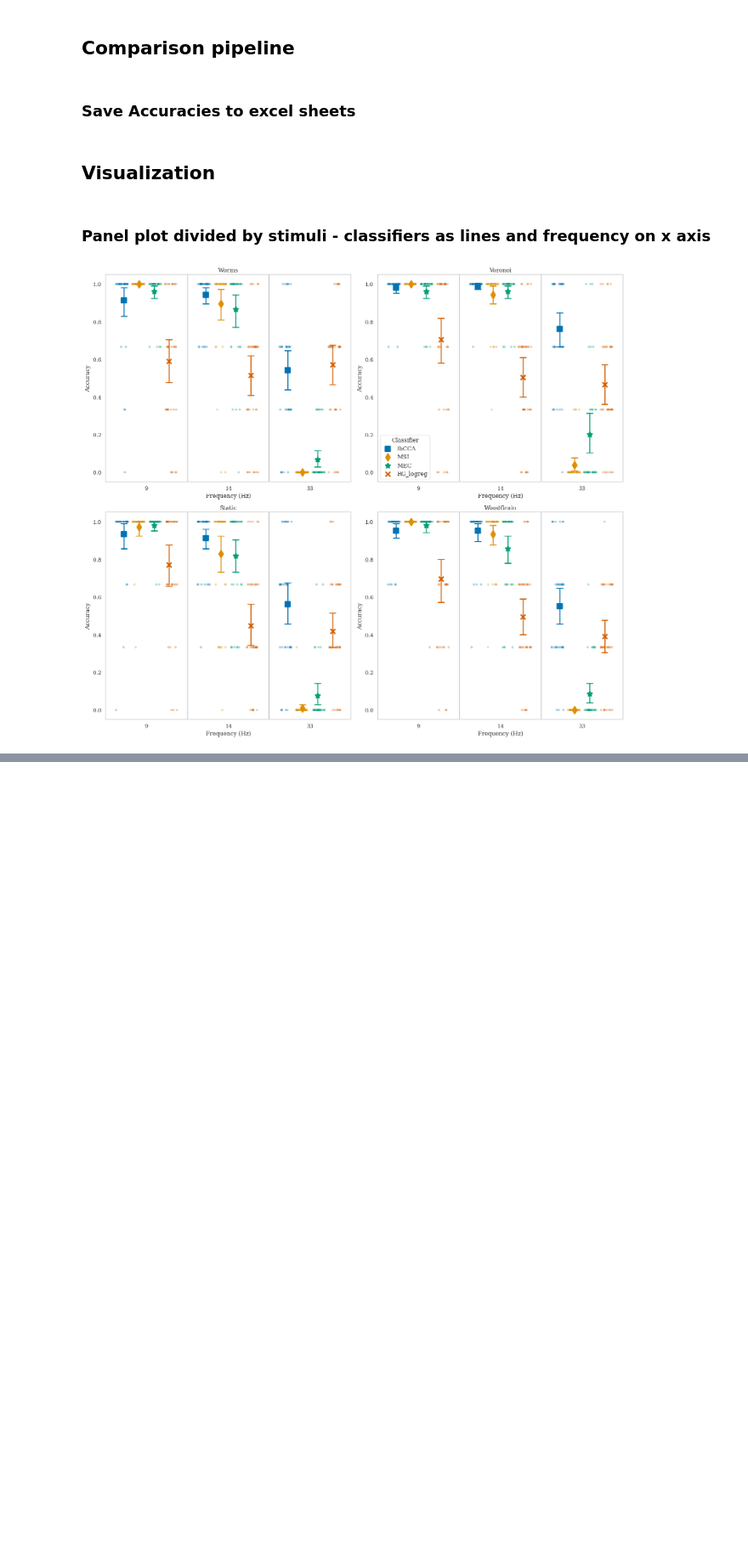
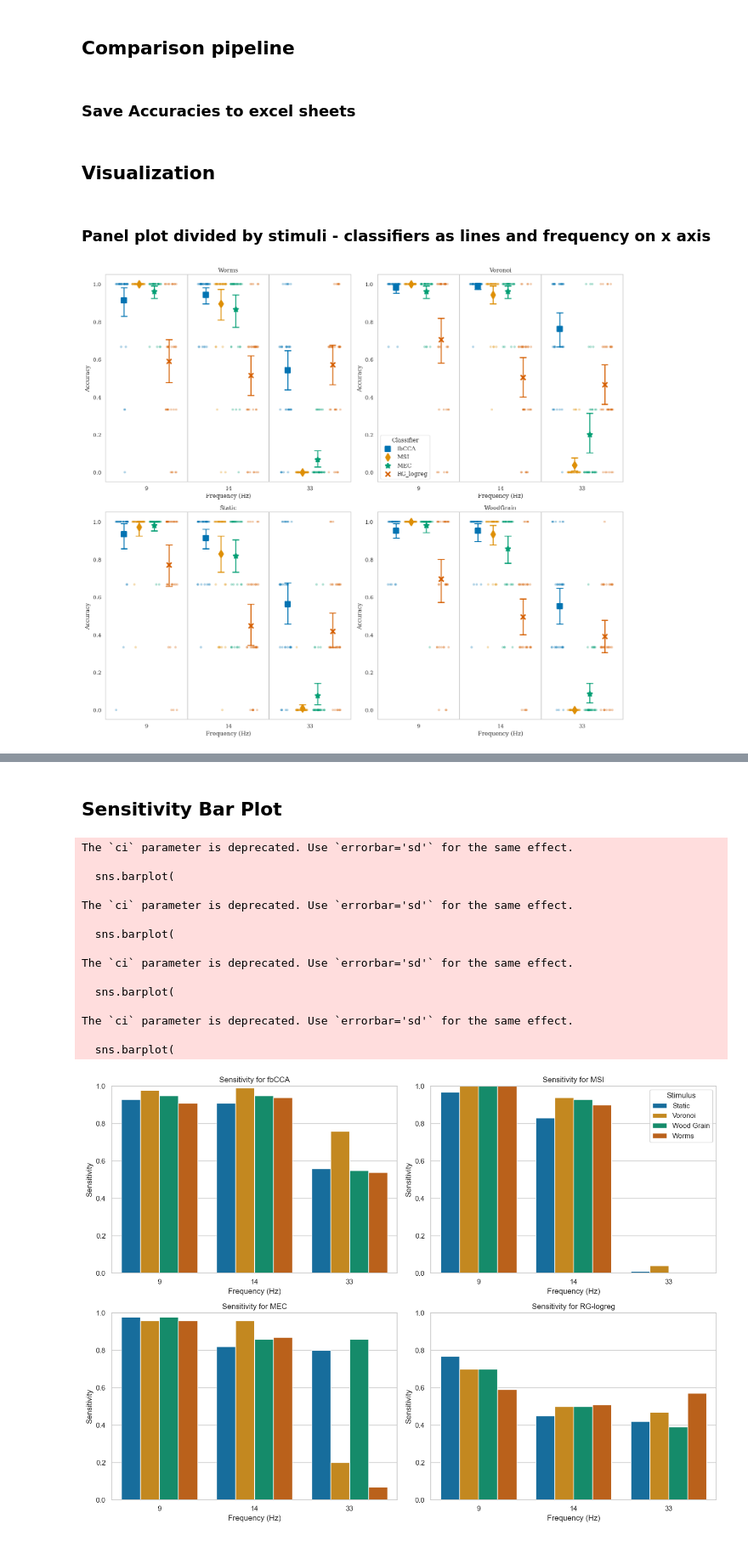
Before and after one commit to kirtonBCIlab/easy-on-the-eyes, a Jupyter notebook: classifier_comparison.ipynb, the cells around one changed output, grey strips where cells are left out. Shown at 85% size. Cells and saved outputs as stored; diff of their text form; code cells hidden in the pictures; blank space fills up the shorter version.

Commit message:
added code for sensitivity bar plot

```diff
--- a/classifier_comparison.ipynb
+++ b/classifier_comparison.ipynb
@@ -454,0 +456,79 @@ fig.savefig(r"C:\Users\admin\Documents\ncan-classifier-validation\Figures\panel_
+# %% [markdown]
+## Sensitivity Bar Plot
+# %%
+import pandas as pd
+import matplotlib.pyplot as plt
+import seaborn as sns
+
+# Replace 'your_file.csv' with the actual path to your CSV file
+df = pd.read_csv(r'C:\Users\admin\Documents\easy-on-the-eyes\Data\Journal Paper\CA results 8-15\Sensitivity_Long.csv')
+
+# Ensure the data types are correct
+df['Frequency'] = df['Frequency'].astype(str)
+df['Classifier'] = df['Classifier'].astype(str)
+df['Stimulus'] = df['Stimulus'].astype(str)
+
+# Set the seaborn style for better aesthetics
+sns.set(style="whitegrid")
+
+# Create a 2x2 grid of plots
+fig, axs = plt.subplots(2, 2, figsize=(14, 10))
+
+# Flatten the axis array for easier iteration
+axs = axs.flatten()
+
+# List of classifiers
+classifiers = ['fbCCA', 'MSI', 'MEC', 'RG-logreg']
+
+# Plot each classifier's data in its respective subplot
+for i, classifier in enumerate(classifiers):
+    # Filter data for the current classifier
+    data = df[df['Classifier'] == classifier]
+
+    # Create the bar plot
+    sns.barplot(
+        x='Frequency',
+        y='Sensitivity_Mean',
+        hue='Stimulus',
+        data=data,
+        ax=axs[i],
+        ci='sd',
+        palette='colorblind',
+        capsize=.1
+    )
+
+    axs[i].set_ylim(0, 1)
+    axs[i].set_yticks([0, 0.2, 0.4, 0.6, 0.8, 1.0])
+
+    # Add titles and labels
+    axs[i].set_title(f'Sensitivity for {classifier}')
+    axs[i].set_xlabel('Frequency (Hz)')
+    axs[i].set_ylabel('Sensitivity')
+
+
+    # Remove legend from all but the top right plot
+    if i != 1:  # Keep legend only in the second subplot (top right)
+        axs[i].get_legend().remove()
+
+# Adjust layout
+plt.tight_layout()
+
+# Show plot
+plt.show()
+# %% [output]
+The `ci` parameter is deprecated. Use `errorbar='sd'` for the same effect.
+
+  sns.barplot(
+
+The `ci` parameter is deprecated. Use `errorbar='sd'` for the same effect.
+
+  sns.barplot(
+
+The `ci` parameter is deprecated. Use `errorbar='sd'` for the same effect.
+
+  sns.barplot(
+
+The `ci` parameter is deprecated. Use `errorbar='sd'` for the same effect.
+
+  sns.barplot(
+[figure, added]
```
Also changed, not shown: parts of 1 cell of this notebook.
